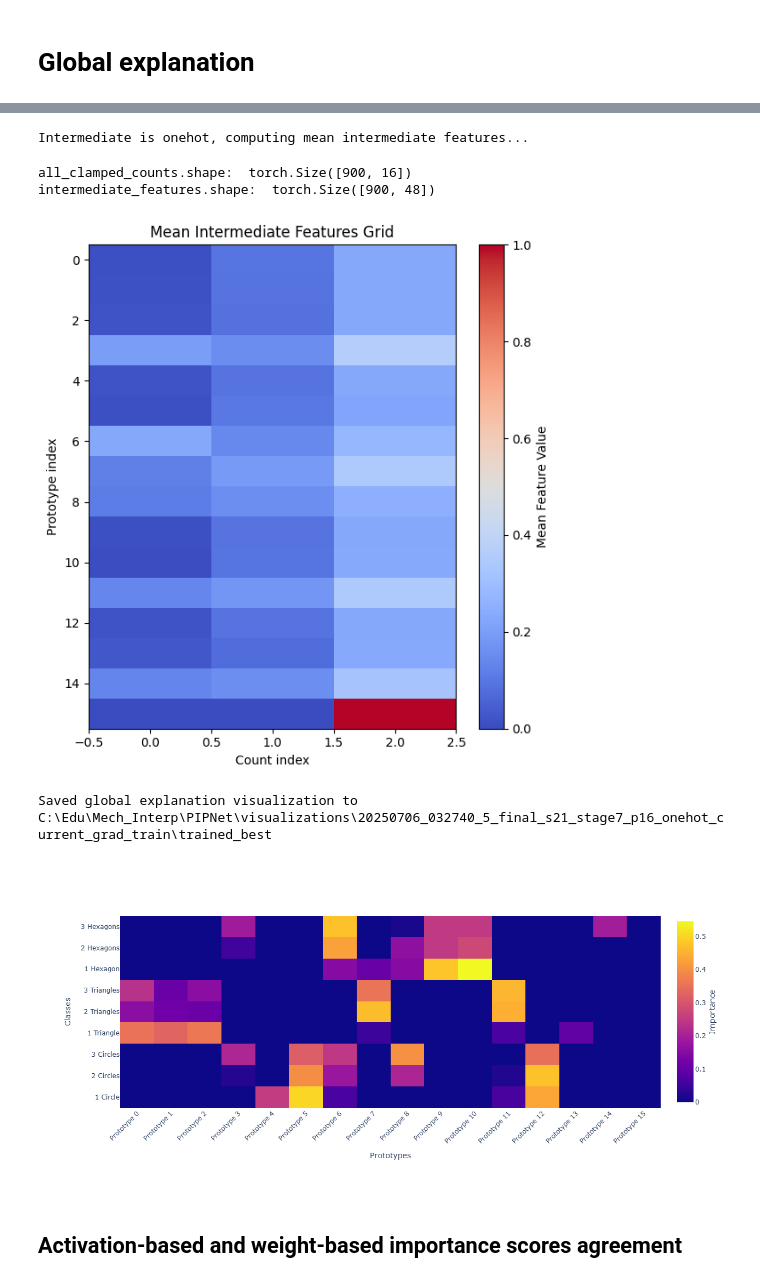
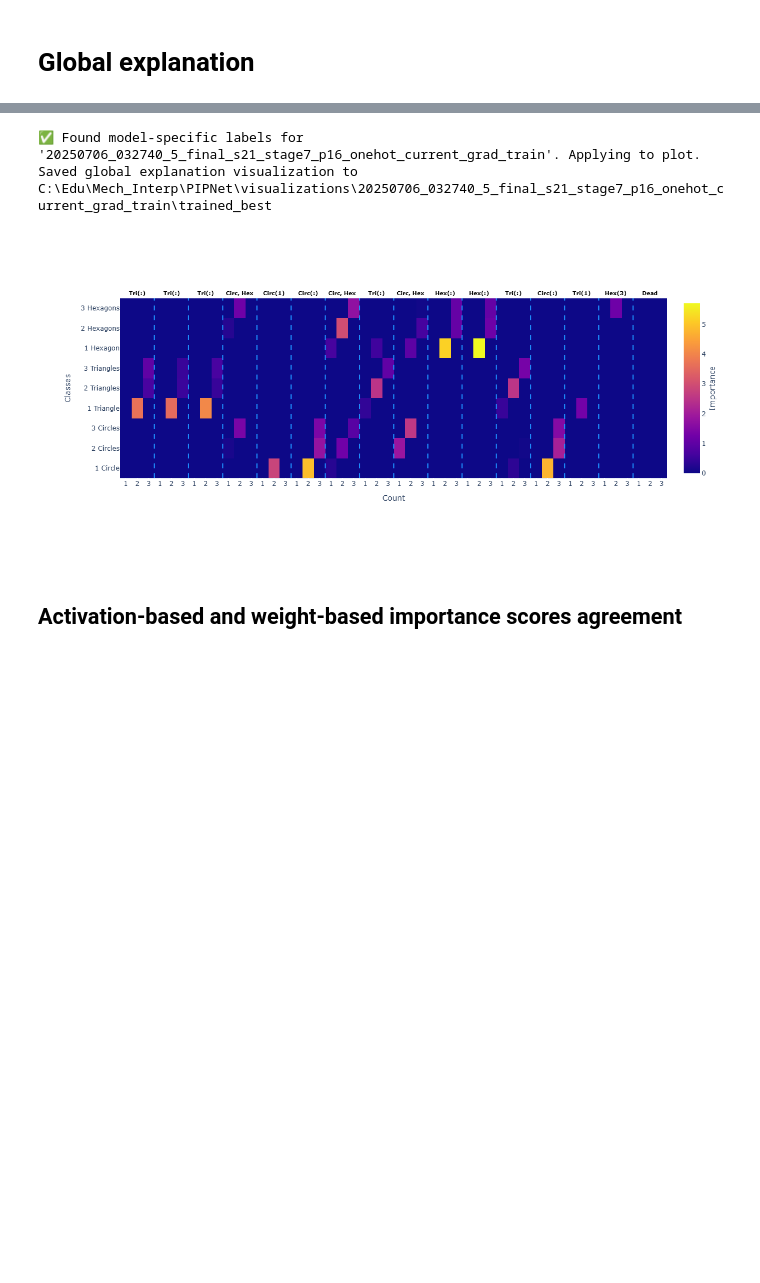
Before and after one commit to TarasKutsyk/Count_PIPNet, a Jupyter notebook: notebooks/main_interp.ipynb, the cells around one changed output, grey strips where cells are left out. Cells and saved outputs as stored; diff of their text form; code cells hidden in the pictures; blank space fills up the shorter version.

```diff
--- a/notebooks/main_interp.ipynb
+++ b/notebooks/main_interp.ipynb
@@ -266,7 +266,7 @@ if RUN_PRETRAINED_VIZ:
 # %%
 RUN_BEST_TRAINED_VIZ = True
 # %%
-checkpoint_to_load = '20250706_032740_5_final_s21_stage7_p16_onehot_current_grad_train' # 20250407_172248_20_pipnet_s21_stage7_p0
+checkpoint_to_load = '20250407_021157_15_pipnet_s21_stage7_p16' #  20250706_032740_5_final_s21_stage7_p16_onehot_current_grad_train, 20250705_111247_9_final_s42_stage7_p16_linear_train
 path_to_load = multi_experiment_dir / checkpoint_to_load
 
 # path_to_load = base_path / 'runs/stage_3' / '20250401_064200_0_linear'
@@ -347,7 +347,7 @@ Visualization saved to C:\Edu\Mech_Interp\PIPNet\visualizations\20250706_120956_
 from util.histograms import class_idx_to_name
 from pipnet.count_pipnet import calculate_virtual_weights
 
-def calculate_global_explanation(net, classes, custom_onehot_scale=False):
+def calculate_global_explanation(net, classes, custom_onehot_scale=False, use_expanded_prototypes=False):
     """
     Calculate the importance of each prototype for each class in the network.
 
@@ -363,7 +363,7 @@ def calculate_global_explanation(net, classes, custom_onehot_scale=False):
     num_prototypes = net.module._num_prototypes
     num_classes = net.module._num_classes
 
-    if not is_count_pipnet:
+    if not is_count_pipnet or use_expanded_prototypes:
         classification_weights = net.module._classification.weight # shape [num_classes, num_prototypes]
         global_explanation = {c: classification_weights[c, :] for c in range(num_classes)}
 
@@ -516,12 +573,9 @@ Saved global explanation visualization to C:\Edu\Mech_Interp\PIPNet\visualizatio
 # %%
-show_global_explanation(net, classes, output_path=run_vis_dir, custom_onehot_scale=True)
+show_global_explanation(net, classes, output_path=run_vis_dir, use_expanded_prototypes=True)
 # %% [output]
-Intermediate is onehot, computing mean intermediate features...
+✅ Found model-specific labels for '20250706_032740_5_final_s21_stage7_p16_onehot_current_grad_train'. Applying to plot.
+Saved global explanation visualization to C:\Edu\Mech_Interp\PIPNet\visualizations\20250706_032740_5_final_s21_stage7_p16_onehot_current_grad_train\trained_best
-all_clamped_counts.shape:  torch.Size([900, 16])
-intermediate_features.shape:  torch.Size([900, 48])
-[figure, old version]
+[figure, new version]
-Saved global explanation visualization to C:\Edu\Mech_Interp\PIPNet\visualizations\20250706_032740_5_final_s21_stage7_p16_onehot_current_grad_train\trained_best
-[figure, removed]
 # %% [markdown]
 ## Activation-based and weight-based importance scores agreement
 # %%
```
Also changed, not shown: parts of 30 cells of this notebook, 13 other files.
